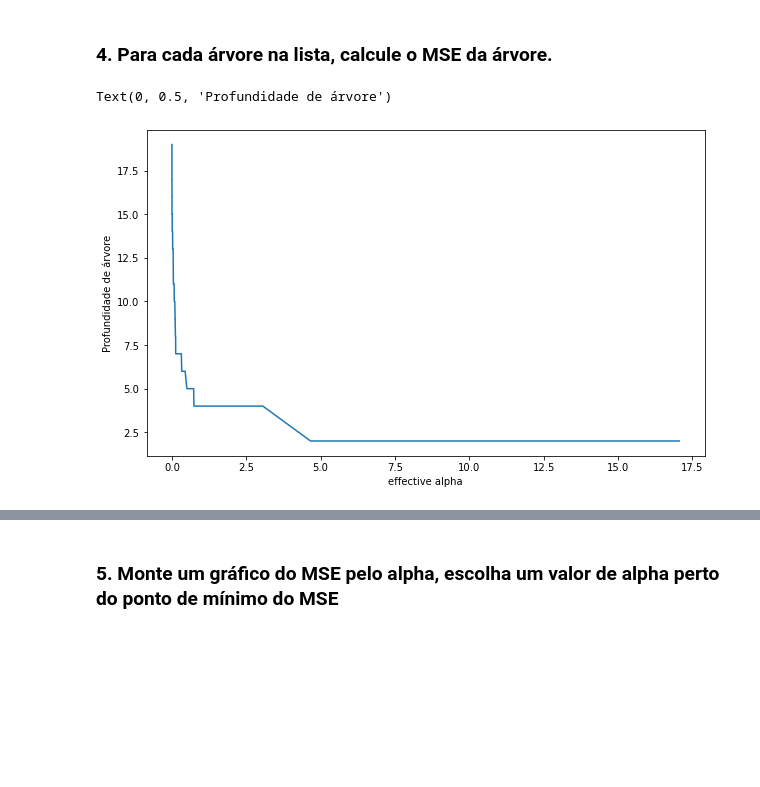
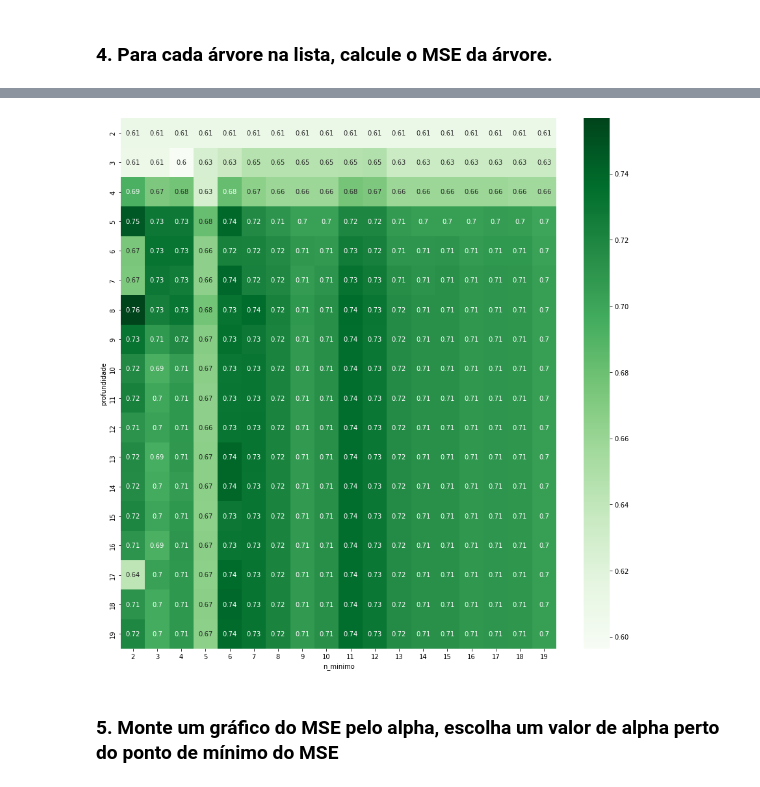
Before and after one commit to lgrdcmt/ebac_exercicios, a Jupyter notebook: Mod11 - Exerc02.ipynb, the cells around one changed output, grey strips where cells are left out. Saved outputs shown, nothing was run; the diff lists cells and outputs as text; code cells hidden in the pictures; blank space fills up the shorter version.

```diff
--- a/Mod11 - Exerc02.ipynb
+++ b/Mod11 - Exerc02.ipynb
@@ -171,12 +181,23 @@ clfs
 # %% [markdown]
 ### 4. Para cada árvore na lista, calcule o MSE da árvore.
-# %%
-tree_depths = [clf.tree_.max_depth for clf in clfs]
-
-plt.figure(figsize = (10, 6))
-plt.plot(ccp_alphas[ : -1], tree_depths[ : -1])
-plt.xlabel('effective alpha')
-plt.ylabel('Profundidade de árvore')
-# %% [output]
-Text(0, 0.5, 'Profundidade de árvore')
-[figure, removed]
+# %%
+mses = []
+ind_i = []
+ind_j = []
+
+for i in range(2, 20):
+    for j in range(2, 20):
+        regr_1 = DecisionTreeRegressor(max_depth = i, min_samples_leaf = j)
+        regr_1.fit(X_train, y_train)
+        mse1 = regr_1.score(X_test, y_test)
+        mses.append(mse1)
+        ind_i.append(i)
+        ind_j.append(j)
+
+
+plt.rc('figure', figsize = (15, 15))
+
+df_mse = pd.DataFrame({'mses': mses, 'profundidade': ind_i, 'n_minimo': ind_j})
+sns.heatmap(df_mse.pivot(index = 'profundidade', columns = 'n_minimo', values = 'mses'), annot = True, cmap = 'Greens')
+df_mse.pivot(index = 'profundidade', columns = 'n_minimo', values = 'mses')
+# %% [output]
@@ -183,3 +222,4 @@ Text(0, 0.5, 'Profundidade de árvore')
+[figure, added]
 # %% [markdown]
 ### 5. Monte um gráfico do MSE pelo alpha, escolha um valor de alpha perto do ponto de mínimo do MSE
 # %%
```
Also changed, not shown: parts of 5 cells of this notebook, 1 other file.
